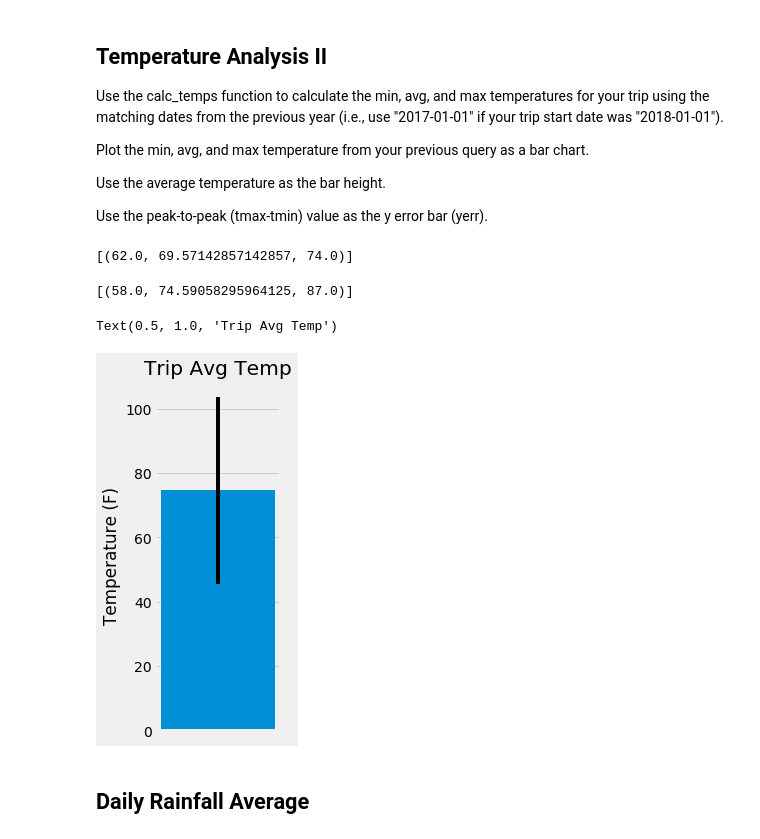
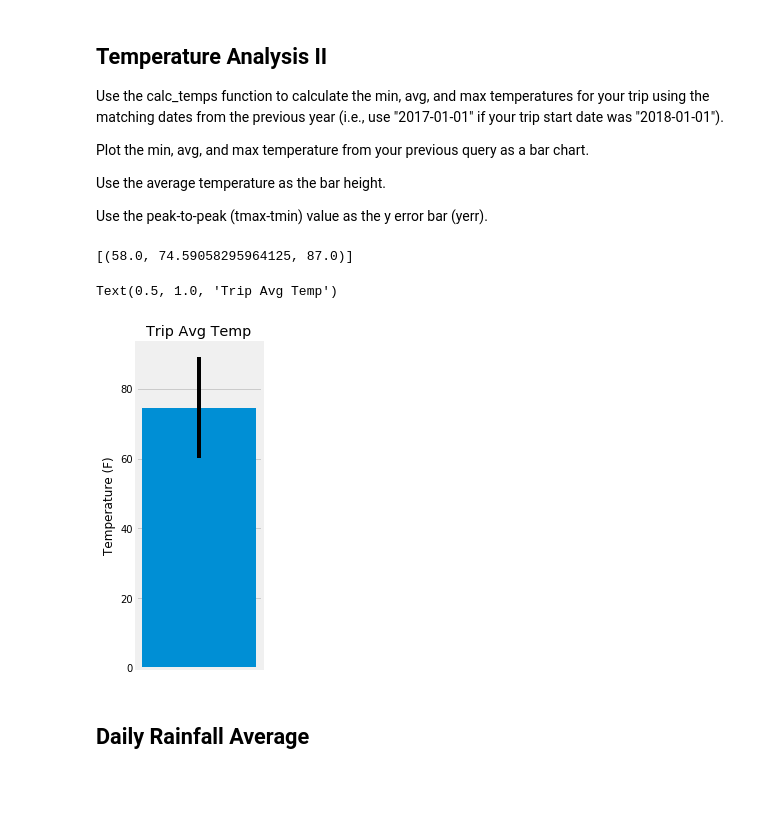
Before and after one commit to skonkiel/hawaii-weather-analysis, a Jupyter notebook: climate_starter.ipynb, the cells around one changed output. Drawn from its saved outputs; the diff is of its cells as text; code cells hidden in the pictures; blank space fills up the shorter version.

```diff
--- a/climate_starter.ipynb
+++ b/climate_starter.ipynb
@@ -63,19 +37,0 @@ for c in cols:
-# %%
-# session = Session(engine)
-
-start_date = input("Start date (YYYY-MM-DD): ")
-
-temps = session.query(Measurement.date, Measurement.tobs) \
-        .filter(Measurement.date >= start_date).all()
-
-session.close()
-
-d = []
-
-for date, tobs in temps:
-    t = []
-    t.append(date)
-    t.append(tobs)
-    d.append(t)
-
-print(d)
@@ -248,11 +203,6 @@ def calc_temps(start_date, end_date):
 
     return session.query(func.min(Measurement.tobs), func.avg(Measurement.tobs), func.max(Measurement.tobs)).\
         filter(Measurement.date >= start_date).filter(Measurement.date <= end_date).all()
-
-# function usage example
-print(calc_temps('2012-02-28', '2012-03-05'))
-# %% [output]
-[(62.0, 69.57142857142857, 74.0)]
 # %%
 # Use `calc_temps` to calculate the tmin, tavg, and tmax for your trip using the previous year's data for those same dates.
 past_year_temps = calc_temps('2016-08-23','2017-08-23')
@@ -262,22 +212,22 @@ print(past_year_temps)
 # %%
 # Plot the results from your previous query as a bar chart.
 # Use "Trip Avg Temp" as your Title
 # Use the average temperature for the y value
 # Use the peak-to-peak (tmax-tmin) value as the y error bar (yerr)
 
 ptp = past_year_temps[0][2] - past_year_temps[0][0]
 # Double-check that ptp should be the error bar and not std deviation
 
 plt.figure(figsize=(2,6))
 height = [past_year_temps[0][1]]
 y_pos = np.arange(len(height))
-plt.bar(y_pos, height, yerr=ptp)
+plt.bar(y_pos, height, yerr=ptp/2)
 plt.xticks([])
 plt.ylabel("Temperature (F)")
 plt.title("Trip Avg Temp")
 # %% [output]
 Text(0.5, 1.0, 'Trip Avg Temp')
-[figure, old version]
+[figure, new version]
 # %% [markdown]
 ## Daily Rainfall Average
 # %% [markdown]
```
Also changed, not shown: parts of 14 cells of this notebook, 1 other file.
